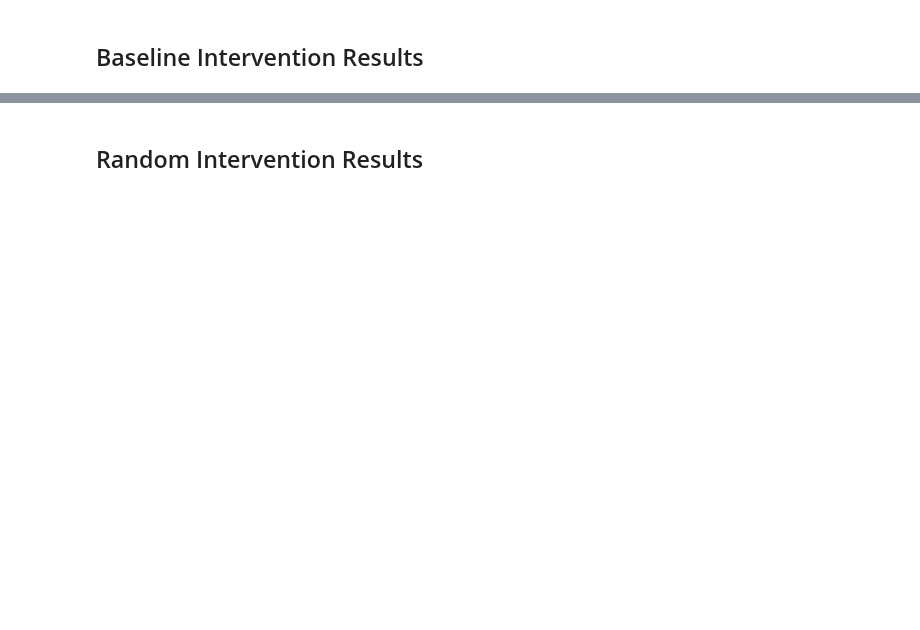
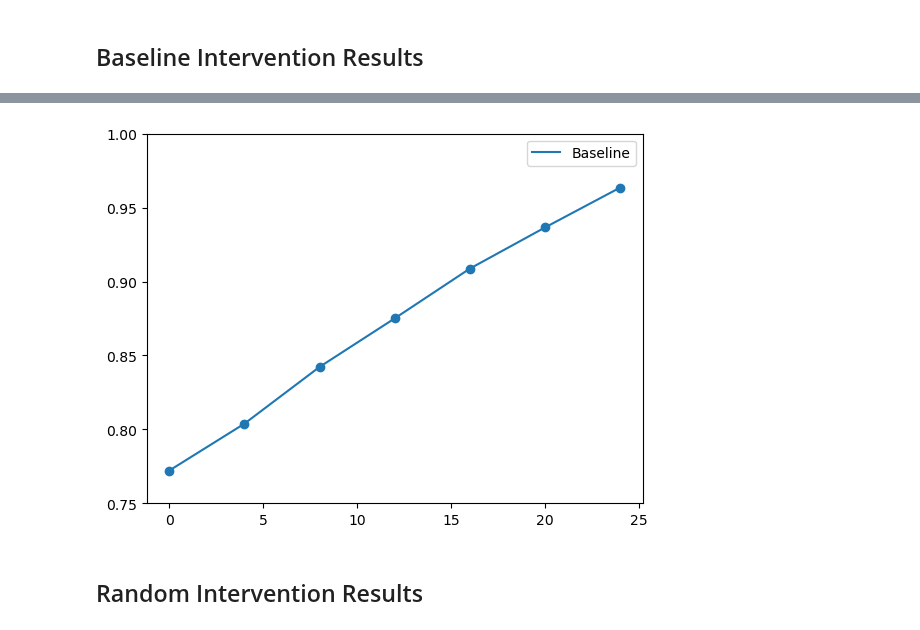
Before and after one commit to naveenr414/Concept-Learning, a Jupyter notebook: scripts/cem_scripts/CEM Intervention Experiments.ipynb, the cells around one changed output, grey strips where cells are left out. Cells and saved outputs as stored; diff of their text form; code cells hidden in the pictures; blank space fills up the shorter version.

Commit message:
Added CEM intervention scripts

```diff
--- a/scripts/cem_scripts/CEM Intervention Experiments.ipynb
+++ b/scripts/cem_scripts/CEM Intervention Experiments.ipynb
@@ -47,7 +47,7 @@ train_data_path = os.path.join(CUB_DIR, 'preprocessed/train.pkl')
 val_data_path = train_data_path.replace('train.pkl', 'val.pkl')
 test_data_path = train_data_path.replace('train.pkl', 'test.pkl')
 # %%
-config = joblib.load("results/ConceptEmbeddingModelNew_resnet34_fold_1_experiment_config.joblib")
+config = joblib.load("models/ConceptEmbeddingModel_resnet34_fold_1_experiment_config.joblib")
 # %%
 if config['weight_loss']:
     imbalance = find_class_imbalance(train_data_path, True)
@@ -140,7 +144,7 @@ def get_results(related_concepts,test_range=range(0,len(concept_group_map),4),tr
                         config=config,
                         n_tasks=n_tasks,
                         n_concepts=n_concepts,
-                        result_dir="results/",
+                        result_dir="models/",
                         split=0,
                         imbalance=imbalance,
                         intervention_idxs=intervention_idxs,
@@ -149,6 +153,8 @@ def get_results(related_concepts,test_range=range(0,len(concept_group_map),4),tr
                         independent=False,
                     )
 
+            model.write_concepts()
+
             [test_results] = trainer.test(model, val_dl, verbose=False,)
             results_by_num_groups[num_groups_intervened].append(test_results)
     return results_by_num_groups
@@ -155,4 +207,4 @@ def get_results(related_concepts,test_range=range(0,len(concept_group_map),4),tr
 # %%
-results_baseline = get_results(None,[8],2)
+results_baseline = get_results(None,trials=3)
 # %% [output]
 Global seed set to 42
@@ -183,9 +257,25 @@ results_baseline
+# %%
+def plot_all_results(results_list,names):
+    clrs = sns.color_palette("colorblind", 10)
+
+    for i,result in enumerate(results_list):
+        name = names[i]
+
+        color = clrs[i]
+        x_vals = sorted(result.keys())
+        all_y_vals = [[trial['test_y_accuracy'] for trial in result[intervention_idx]] for intervention_idx in result]
+        y_vals = np.array([np.mean(j) for j in all_y_vals])
+        y_stds = np.array([np.std(j) for j in all_y_vals])
+        plt.ylim([.75,1])
+        plt.plot(x_vals,y_vals,label=name)
+        plt.scatter(x_vals,y_vals)
+        #plt.fill_between(x_vals,y_vals-y_stds,y_vals+y_stds,color=color,alpha=0.5)
+
+    plt.legend()
 # %%
-x_vals = sorted([i for i in results_baseline])
-y_vals = [results_baseline[i]['test_y_accuracy'] for i in x_vals]
-plt.ylim([.75,1])
-plt.plot(x_vals,y_vals)
-plt.scatter(x_vals,y_vals)
+plot_all_results([results_baseline],['Baseline'])
+# %% [output]
+[figure, added]
 # %% [markdown]
 ## Random Intervention Results
 # %%
```
Also changed, not shown: parts of 38 cells of this notebook.
